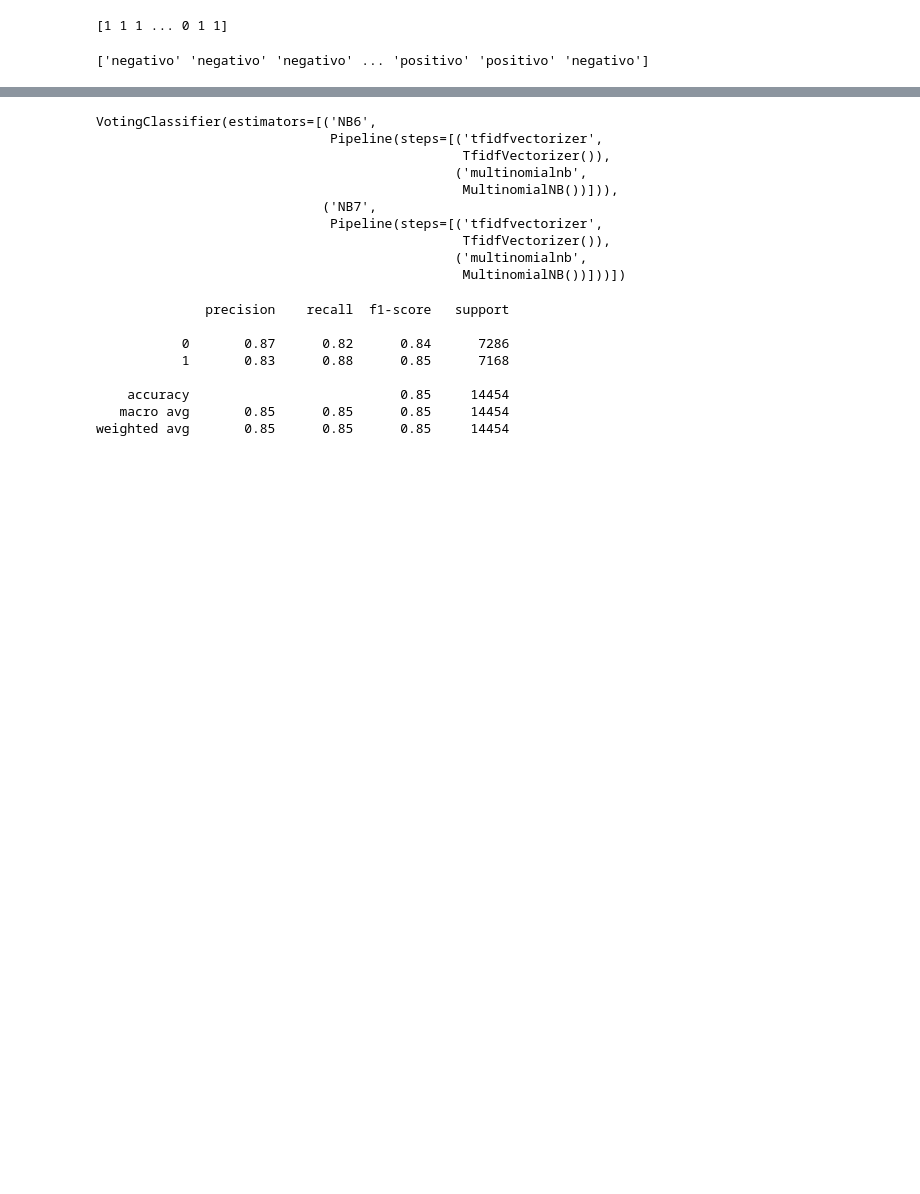
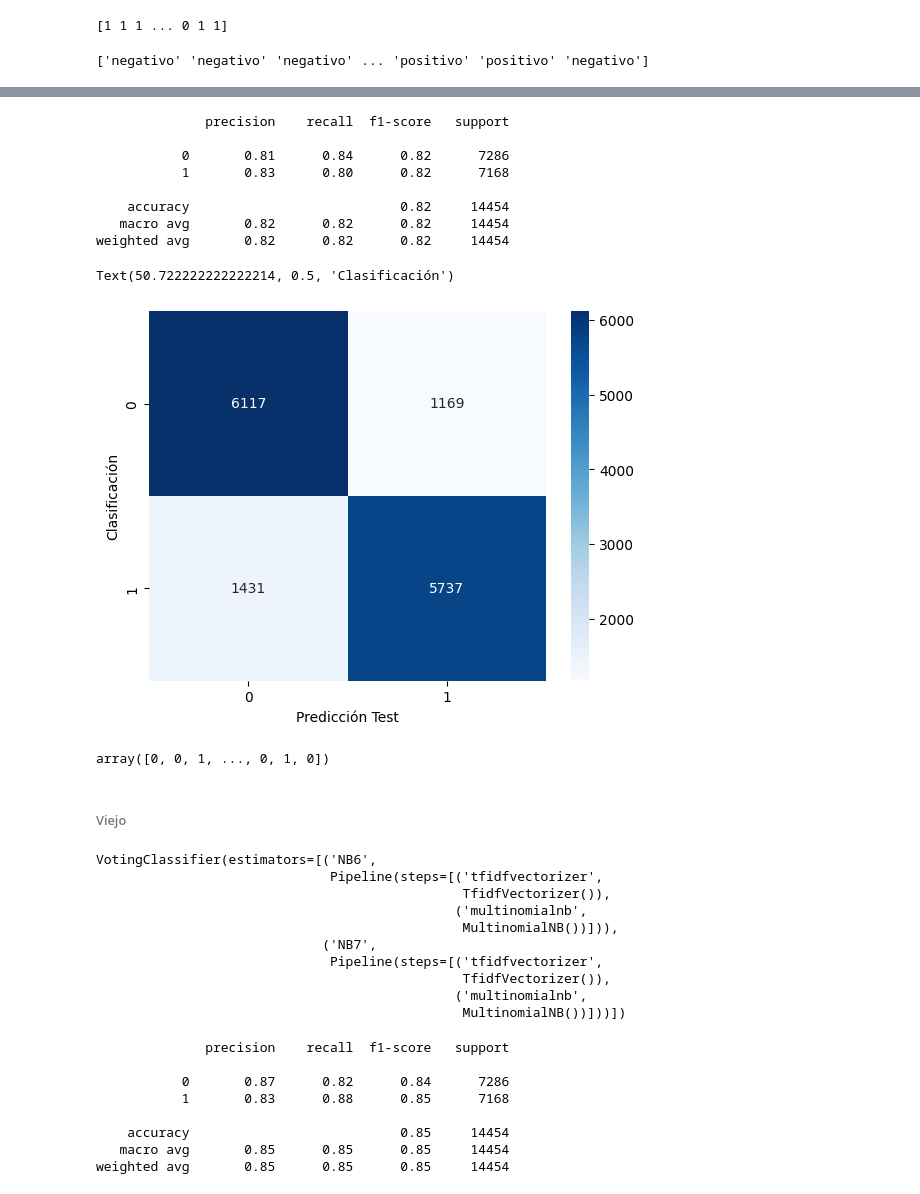
Before and after one commit to sttesta3/7506R-1C2024-GRUPO08, a Jupyter notebook: TP2_BayesNaive.ipynb, the cells around one changed output, grey strips where cells are left out. Cells and saved outputs as stored; diff of their text form; code cells hidden in the pictures; blank space fills up the shorter version.

Commit message:
WIP: Ensamble. XGBoost ya incorporado

```diff
--- a/TP2_BayesNaive.ipynb
+++ b/TP2_BayesNaive.ipynb
@@ -666,6 +666,9 @@ print(modeloNB.predict(ds_test.review_es))
 # %% [output]
 ['negativo' 'negativo' 'negativo' ... 'positivo' 'positivo' 'negativo']
 # %%
+# XGBoost. Se vuelve a entrenar modelo por error con load y idf vector
+import xgboost as xgb
+
 ds_xgb = pd.read_csv("/content/drive/MyDrive/Colab Notebooks/train_lematizado.csv")
 ds_xgb_x = ds_xgb.copy()
 ds_xgb_x.drop("sentimiento", axis=1, inplace=True)
@@ -678,4 +681,4 @@ y_xgb_test = y_xgb_test.map(lambda x: 1 if x == 'negativo' else 0)
 
 # Creamos y entrenamos el modelo
 modelo_xgb = make_pipeline(TfidfVectorizer(), xgb.XGBClassifier(random_state=23))
-modelo_xgb.fit(x_train_xgb.texto_codificado, y_train_xgb)
+modelo_xgb.fit(x_xgb_train.texto_codificado, y_xgb_train)
@@ -681,0 +703,24 @@ modelo_xgb.fit(x_train_xgb.texto_codificado, y_train_xgb)
+# %%
+# EVALUACION PARA CONFIRMAR QUE EL MODELO SEA EL MISMO ( O MUY PARECIDO )
+y_pred = modelo_xgb.predict(x_xgb_test.texto_codificado)
+print(classification_report(y_xgb_test,y_pred))
+
+cm = confusion_matrix(y_xgb_test,y_pred)
+sns.heatmap(cm, cmap='Blues',annot=True,fmt='g')
+plt.xlabel('Predicción Test')
+plt.ylabel('Clasificación')
+# %% [output]
+              precision    recall  f1-score   support
+
+           0       0.81      0.84      0.82      7286
+           1       0.83      0.80      0.82      7168
+
+    accuracy                           0.82     14454
+   macro avg       0.82      0.82      0.82     14454
+weighted avg       0.82      0.82      0.82     14454
+Text(50.722222222222214, 0.5, 'Clasificación')
+[figure, added]
+# %%
+modelo_xgb.predict(ds_test.review_es)
+# %% [output]
+array([0, 0, 1, ..., 0, 1, 0])
@@ -682,3 +729,5 @@ modelo_xgb.fit(x_train_xgb.texto_codificado, y_train_xgb)
+# %% [markdown]
+###### Viejo
 # %%
 # TEST - Varios NBs promediados
 votacionNB = VotingClassifier(estimators=[('NB'+str(i),NBs[i - 2])for i in range(BEST_FOLDS-1,BEST_FOLDS+1)],voting="hard")
```
Also changed, not shown: parts of 4 cells of this notebook.
